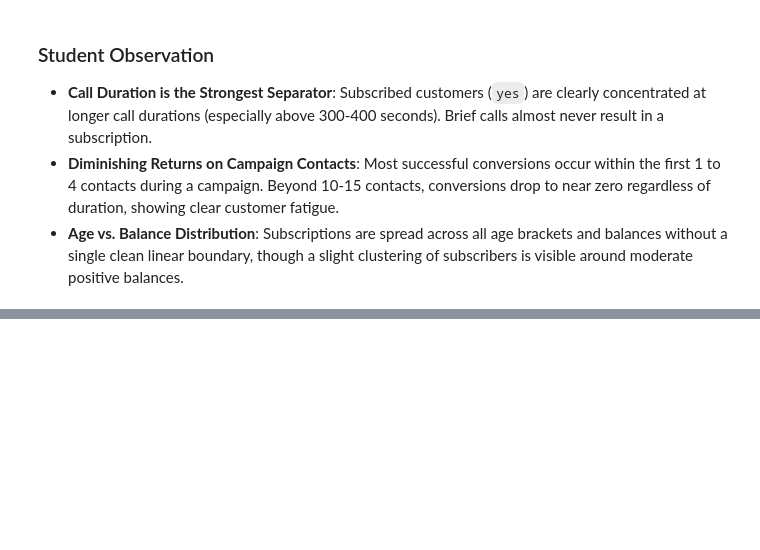
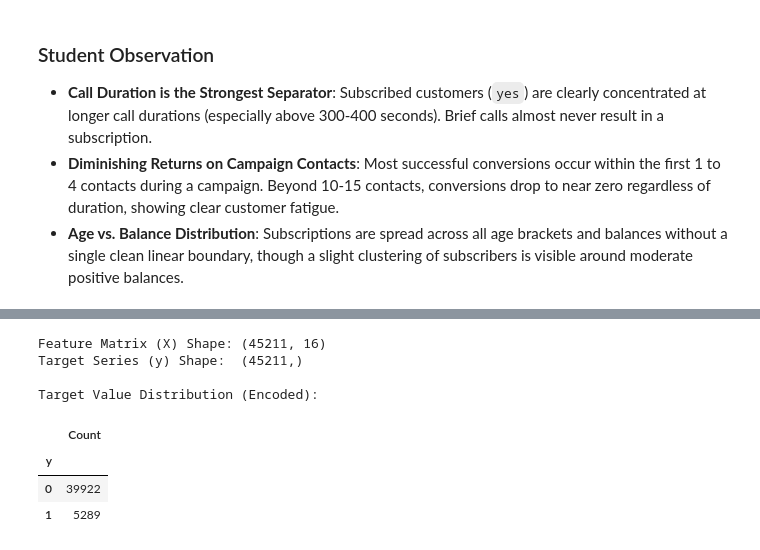
Before and after one commit to Sanjay1266/ML_Case_study, a Jupyter notebook: notebooks/classification.ipynb, the cells around one changed output, grey strips where cells are left out. Drawn from its saved outputs; the diff is of its cells as text; code cells hidden in the pictures; blank space fills up the shorter version.

```diff
--- a/notebooks/classification.ipynb
+++ b/notebooks/classification.ipynb
@@ -469,0 +476,20 @@ plt.show()
+# %%
+# Feature matrix X and target series y
+X = df.drop(columns=["y"])
+
+# Encode target variable
+y = df["y"].map({"no": 0, "yes": 1})
+
+print("Feature Matrix (X) Shape:", X.shape)
+print("Target Series (y) Shape: ", y.shape)
+print("\nTarget Value Distribution (Encoded):")
+display(y.value_counts(dropna=False).to_frame(name="Count"))
+# %% [output]
+Feature Matrix (X) Shape: (45211, 16)
+Target Series (y) Shape:  (45211,)
+
+Target Value Distribution (Encoded):
+|  | Count |
+| y |  |
+| 0 | 39922 |
+| 1 | 5289 |
```
Also changed, not shown: parts of 7 cells of this notebook.
